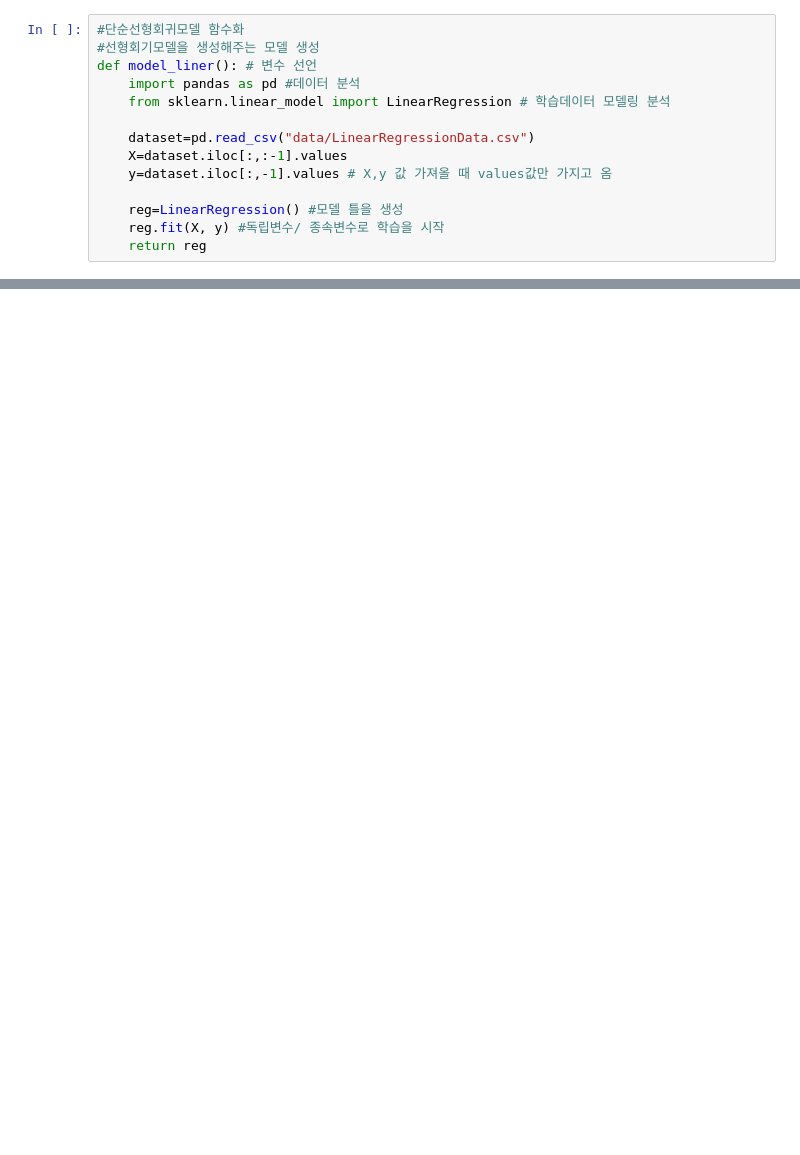
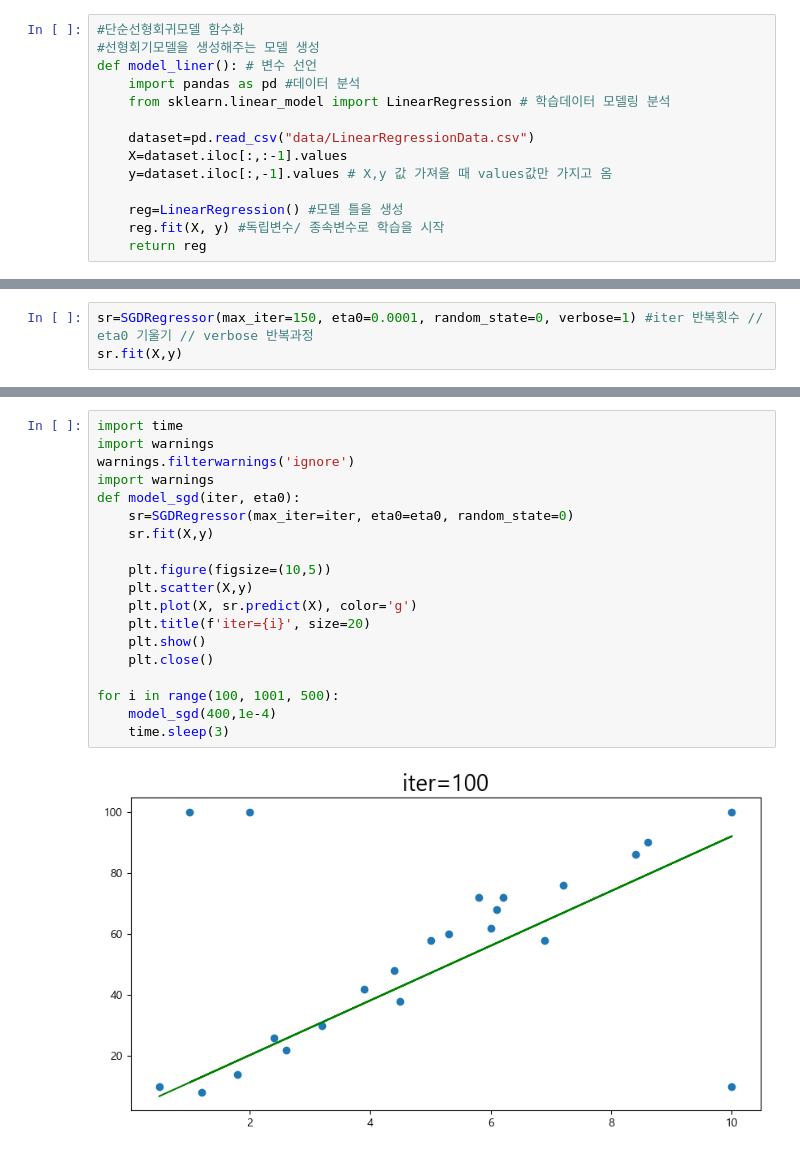
Before and after one commit to Kims-club98/python-project, a Jupyter notebook: 05.인공지능/01.단순선형회귀.ipynb, the cells around one changed output, grey strips where cells are left out. Drawn from its saved outputs; the diff is of its cells as text; blank space fills up the shorter version.

```diff
--- a/05.인공지능/01.단순선형회귀.ipynb
+++ b/05.인공지능/01.단순선형회귀.ipynb
@@ -182,0 +301,3 @@ reg.score(X_test,y_test) #테스트 데이터로 점수를 예측
+# %%
+sr=SGDRegressor(max_iter=150, eta0=0.0001, random_state=0, verbose=1) #iter 반복횟수 // eta0 기울기 // verbose 반복과정
+sr.fit(X,y)
@@ -182,0 +323,21 @@ reg.score(X_test,y_test) #테스트 데이터로 점수를 예측
+# %%
+import time
+import warnings
+warnings.filterwarnings('ignore')
+import warnings
+def model_sgd(iter, eta0):
+    sr=SGDRegressor(max_iter=iter, eta0=eta0, random_state=0)
+    sr.fit(X,y)
+
+    plt.figure(figsize=(10,5))
+    plt.scatter(X,y)
+    plt.plot(X, sr.predict(X), color='g')
+    plt.title(f'iter={i}', size=20)
+    plt.show()
+    plt.close()
+
+for i in range(100, 1001, 500):
+    model_sgd(400,1e-4)
+    time.sleep(3)
+# %% [output]
+[figure, added]
```
Also changed, not shown: parts of 24 cells of this notebook, 20 other files.
